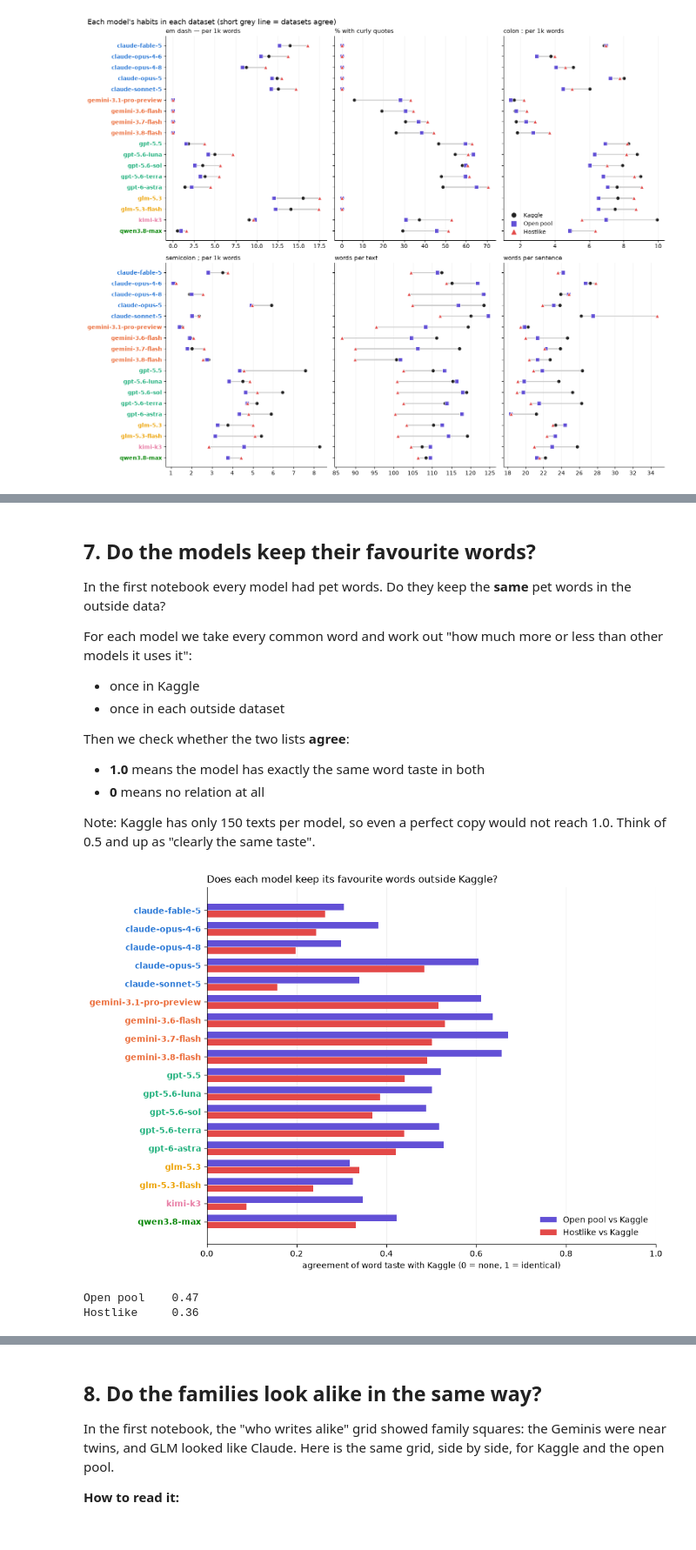
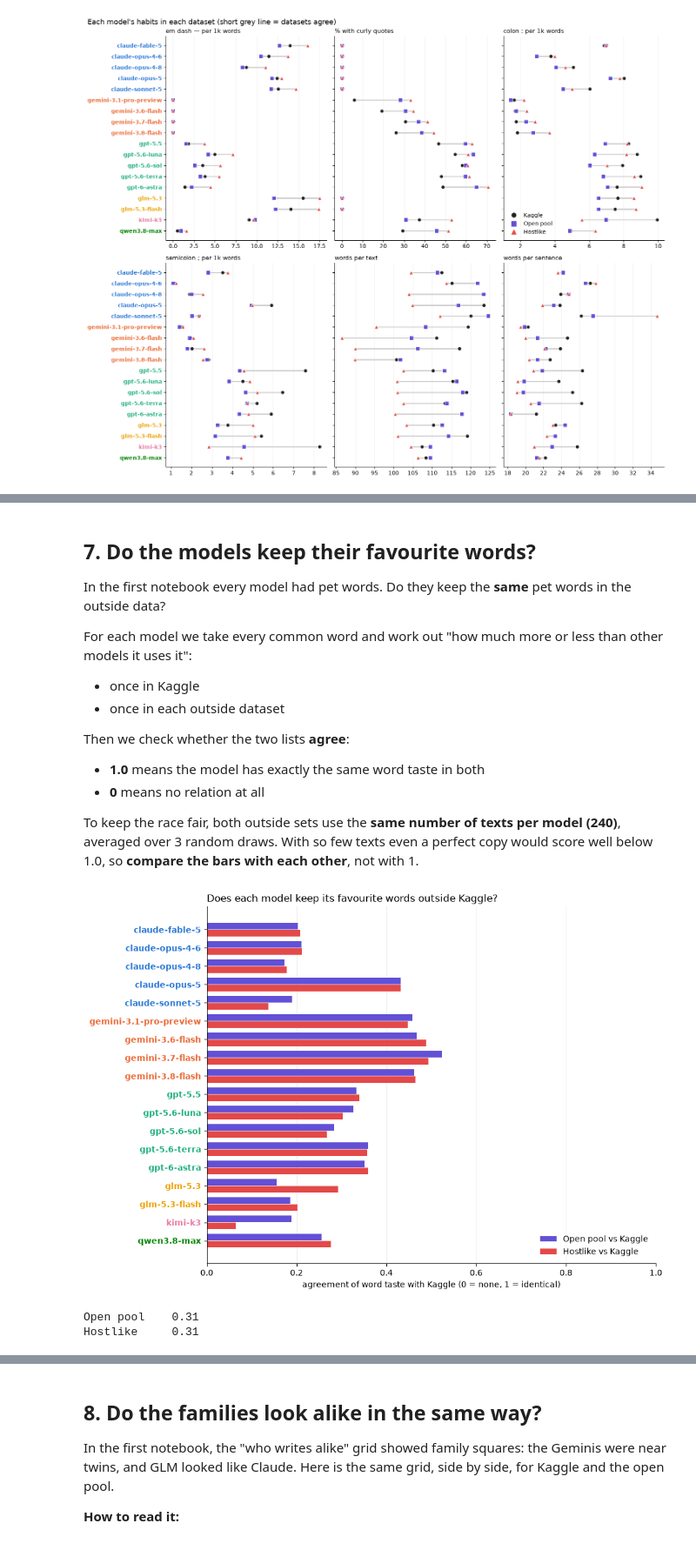
Before and after one commit to varadarajjborkar/name_thy_llm, a Jupyter notebook: research/data_story_external.ipynb, the cells around one changed output, grey strips where cells are left out. Shown at 87% size. Drawn from its saved outputs; the diff is of its cells as text; code cells hidden in the pictures.

Commit message:
External data story: fair word-taste comparison (240 texts per model, 3 draws: pool and hostlike tie at 0.31); texts corrected per review

```diff
--- a/research/data_story_external.ipynb
+++ b/research/data_story_external.ipynb
@@ -106,7 +106,7 @@ In Kaggle every prompt was answered by **all 18 models**. Because the topic is t
 How many models answered the same prompt in the outside data?
 # %%
 grp = {"Kaggle": D["Kaggle"].prompt_id,
-       "Open pool": D["Open pool"].prompt_canon.fillna(D["Open pool"].prompt_group),
+       "Open pool": D["Open pool"].prompt_canon,   # canonical prompt id across sources
        "Hostlike": D["Hostlike"].prompt_group}
 fig, ax = plt.subplots(figsize=(10, 4.5))
 bins = np.arange(0.5, 19.5)
@@ -284,34 +286,38 @@ Then we check whether the two lists **agree**:
 - **1.0** means the model has exactly the same word taste in both
 - **0** means no relation at all
 
-Note: Kaggle has only 150 texts per model, so even a perfect copy would not reach 1.0. Think of 0.5 and up as "clearly the same taste".
+To keep the race fair, both outside sets use the **same number of texts per model (240)**, averaged over 3 random draws. With so few texts even a perfect copy would score well below 1.0, so **compare the bars with each other**, not with 1.
 # %%
 def word_ratio(d):
     tok = d.text.str.lower().str.replace("’", "'").str.findall(r"[a-z]+(?:'[a-z]+)?")
     cnt = {m: collections.Counter(w for ws in tok[d.model == m] for w in ws) for m in MODELS}
     rate = pd.DataFrame({m: {w: c / max(1, sum(cnt[m].values())) for w, c in cnt[m].items()} for m in MODELS}).fillna(0)
     return rate, np.log2((rate + 2e-5).div(rate.mean(axis=1) + 2e-5, axis=0))
 rate_k, ratio_k = word_ratio(D["Kaggle"])
 common = rate_k.index[(rate_k * 150 * 100).sum(axis=1) >= 30]          # words used at least ~30 times in Kaggle
+N_EACH = 240   # same number of texts per model in both outside sets (hostlike's smallest model has 244): a fair race
 agree = {}
 for k in ["Open pool", "Hostlike"]:
-    _, r = word_ratio(D[k] if k == "Hostlike" else D[k].groupby("model").sample(1500, random_state=0))
-    w = common.intersection(r.index)
-    agree[k] = pd.Series({m: np.corrcoef(ratio_k.loc[w, m], r.loc[w, m])[0, 1] for m in MODELS})
+    runs = []
+    for seed in range(3):   # average 3 random samples so one lucky draw can't decide it
+        _, r = word_ratio(D[k].groupby("model").sample(N_EACH, random_state=seed))
+        w = common.intersection(r.index)
+        runs.append(pd.Series({m: np.corrcoef(ratio_k.loc[w, m], r.loc[w, m])[0, 1] for m in MODELS}))
+    agree[k] = pd.concat(runs, axis=1).mean(axis=1)
 A = pd.DataFrame(agree)
 fig, ax = plt.subplots(figsize=(10, 7))
 y = np.arange(len(MODELS))
 for j, k in enumerate(A.columns):
     ax.barh(y + (j - 0.5) * 0.38, A[k], height=0.36, color=DS_COLOR[k], label=f"{k} vs Kaggle")
 ax.set_yticks(y, MODELS); ax.invert_yaxis(); colour_labels(ax)
 ax.set_xlim(0, 1); ax.set_xlabel("agreement of word taste with Kaggle (0 = none, 1 = identical)")
 ax.grid(axis="x", color="#eee"); ax.set_axisbelow(True); ax.legend(frameon=False, loc="lower right")
 ax.set_title("Does each model keep its favourite words outside Kaggle?", loc="left")
 plt.tight_layout(); plt.show()
 print(A.mean().round(2).to_string())
 # %% [output]
-[figure, old version]
+[figure, new version]
-Open pool    0.47
-Hostlike     0.36
+Open pool    0.31
+Hostlike     0.31
 # %% [markdown]
 **What this shows:**
```
Also changed, not shown: parts of 8 cells of this notebook, 1 other file.
